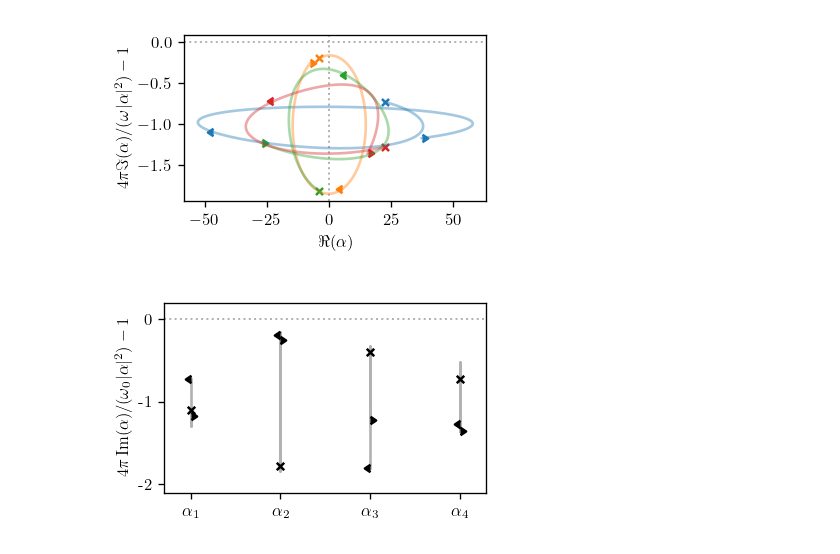
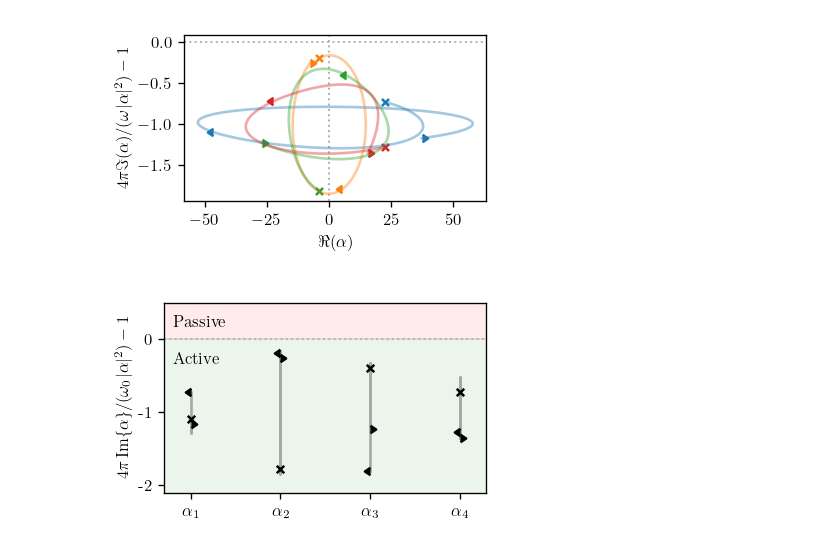
Before and after one commit to mekise/graph-theory-dda, a Jupyter notebook: notebooks/plot_paper.ipynb, the cells around one changed output. Drawn from its saved outputs; the diff is of its cells as text; code cells hidden in the pictures.

Commit message:
Change EP tick in multiplot and colored shade in alpha test

```diff
--- a/notebooks/plot_paper.ipynb
+++ b/notebooks/plot_paper.ipynb
@@ -387,7 +387,7 @@ ax.set_yticks([-8, 0, 8],['-8', '0', '8'])
 # cbar1.remove()
 
 ax = fig.add_subplot(gs[0,2:4])
-ax.set_title('$|\phi(\\bm{x})|/|\phi_\mathrm{s}(\\bm{x})|$', y=1.1, pad=0, fontsize=12)
+ax.set_title('$|\phi(\\bm{x})|/|\phi_\mathrm{s}(\\bm{x})|$', y=1.1, pad=0, fontsize=11)
 ax.axvline(2,ls='--',c='r',lw=1)
 for i in range(scattpos.shape[1]):
     ax.scatter(scattpos[rslice[1], i, 0], scattpos[rslice[1], i, 1], c='k', s=3, zorder=3)
@@ -434,7 +434,6 @@ ax.set_yticks([-8, 0, 8])
 
 ax = fig.add_subplot(gs[1,0:3])
 file = np.load("../data/eigs_n4.npz")
-saveplot = "../data/euclideandistance.pdf"
 rspan = file["rspan"]
 eigvs = file["eigvs"]
 distance = np.zeros(len(rspan))
@@ -443,24 +442,31 @@ for k in range(len(rspan)):
         for j in range(i+1, np.shape(eigvs)[1]):
             distance[k] += la.norm(eigvs[k,:,i]-eigvs[k,:,j])
 ax.axhline(0, c='0.7', ls='dotted', lw=1.2)
-ax.axvline(rspan[int(len(rspan)/2)], c='red', ls='--', lw=1.3)
+# ax.axvline(rspan[int(len(rspan)/2)], c='red', ls='--', lw=1.3)
 ax.plot(rspan, distance, '-', c='C0')
-ax.text(2.001, 2.5, "$r=r_\\mathrm{EP}$", c='red')
+# ax.text(2.001, 2.5, "$r=r_\\mathrm{EP}$", c='red')
 ax.set_xlabel("$k_0r$")
 ax.set_ylabel("$\\rho$")
+ax_t = ax.secondary_xaxis('top')
+ax_t.set_ticks([2], [""])
+ax_t.tick_params(colors=('red'))
+ax.text(0.36, 1.04, "$k_0r_\\mathrm{EP}$", transform=ax.transAxes, c="r")
 
 ax = fig.add_subplot(gs[1,3:6])
 file = np.load("../data/poweroveromega_n4_imagomegashift.npz")
-saveplot = "../data/poweroveromega_n4_imagomegashift.pdf"
 rspan = file["rspan"]
 omegaspan = file["omegaspan"]
 Pout = file["Pout"]
 Pinput = 10
 ax.axhline(0, c='0.7', ls='dotted', lw=1.2)
-ax.plot(rspan, 1e-26*Pout[:, 200]/Pinput, '-', c='C0', label="$\eta=0i$")
-ax.plot(rspan, Pout[:, 250]/Pinput, '--', c='C1', label="$\eta=0.0005i$")
-ax.plot(rspan, Pout[:, 300]/Pinput, '--', c='C2', label="$\eta=0.0010i$")
-ax.plot(rspan, Pout[:, 400]/Pinput, '--', c='C3', label="$\eta=0.0020i$")
+# ax.plot(rspan, 1e-26*Pout[:, 200]/Pinput, '-', c='C0', label="$\eta=0i$")
+# ax.plot(rspan, Pout[:, 250]/Pinput, '--', c='C1', label="$\eta=0.0005i$")
+# ax.plot(rspan, Pout[:, 300]/Pinput, '--', c='C2', label="$\eta=0.0010i$")
+# ax.plot(rspan, Pout[:, 400]/Pinput, '--', c='C3', label="$\eta=0.0020i$")
+ax.plot(rspan, 1e-26*Pout[:, 200]/Pinput, '-', c='C0', label="$\Im{\omega_0}=0$")
+ax.plot(rspan, Pout[:, 250]/Pinput, '--', c='C1', label="$\Im{\omega_0}=5\cdot 10^{-4}$")
+ax.plot(rspan, Pout[:, 300]/Pinput, '--', c='C2', label="$\Im{\omega_0}=1\cdot 10^{-3}$")
+ax.plot(rspan, Pout[:, 400]/Pinput, '--', c='C3', label="$\Im{\omega_0}=2\cdot 10^{-3}$")
 ax.yaxis.set_label_position("right")
 ax.yaxis.tick_right()
 ax.set_xlabel("$k_0r$")
@@ -469,19 +475,19 @@ ax_t = ax.secondary_xaxis('top')
 ax_t.set_ticks([2], [""])
 ax_t.tick_params(colors=('red'))
 ax.text(0.36, 1.04, "$k_0r_\\mathrm{EP}$", transform=ax.transAxes, c="r")
-ax.legend(frameon=False, loc="upper right")
+ax.legend(frameon=False, loc=[0.5, 0.45], fontsize=8)
 
 cax = fig.add_axes([0.91,.468,.012,.269])
 cbar = plt.colorbar(im1, cax=cax, ticks=[0, 4e3, 8e3], format="%.2f", orientation="vertical")
-cbar.set_ticklabels(['0', '4', '8'])
+cbar.set_ticklabels(['0', '4000', '8000'])
 cax.yaxis.set_ticks_position("right")
 
-ax.text(0.89, 2.85, "$\\times10^3$", transform=ax.transAxes)
+# ax.text(0.89, 2.85, "$\\times10^3$", transform=ax.transAxes)
 ax.text(-1.06, 2.93, "(a)", transform=ax.transAxes)
 ax.text(-1.06, 1.1, "(b)", transform=ax.transAxes)
 ax.text(-0.03, 1.1, "(c)", transform=ax.transAxes)
 
 # plt.tight_layout()
-# plt.savefig(savesslot)
+plt.savefig(saveplot)
 plt.show()
 # %% [output]
@@ -543,31 +549,35 @@ plt.show()
 # %%
 file = np.load("../data/alphas.npz")
 saveplot = "../data/alphas.pdf"
 alphas = file["alphas"]
 omegashift = file["omega"]
 
 ineq = 4*np.pi * np.imag(alphas)/np.abs(alphas)**2 - 1
 
 plt.figure(figsize=figsize, dpi=120)
+plt.fill_between(np.linspace(-1,5), 1, 0, color='r', alpha=0.08)
+plt.fill_between(np.linspace(-1,5), 0, -3, color='g', alpha=0.08)
 plt.axhline(0, c='0.7', ls='dotted', lw=1.2)
 colors = ['k','k','k','k']
 for i in range(np.shape(alphas)[1]):
     plt.plot(np.ones(np.shape(alphas)[0])*(i+1), ineq[:,i], c=colors[i], lw=1.6, alpha=0.3)
     plt.scatter(i+1, ineq[0,i], marker=8, s=20, c=colors[i])
     plt.scatter(i+1, ineq[int(len(omegashift)/2),i], marker='x', s=20, c=colors[i]) # negative omega shift
     plt.scatter(i+1, ineq[-1,i], marker=9, s=20, c=colors[i]) # positive omega shift
+plt.text(.8, 0.15, "Passive")
+plt.text(.8, -0.34, "Active")
 # plt.xlabel("$\\alpha$'s index")
-plt.ylabel("$4\\pi\\Im(\\alpha)/(\\omega_0|\\alpha|^2) - 1$")
+plt.ylabel("$4\\pi\\Im{\\alpha}/(\\omega_0|\\alpha|^2) - 1$")
 plt.xlim([0.7, 4.3])
-plt.ylim([-2.1, 0.2])
+plt.ylim([-2.1, 0.5])
 plt.xticks([1,2,3,4], ["$\\alpha_1$", "$\\alpha_2$", "$\\alpha_3$", "$\\alpha_4$"])
 plt.yticks([-2,-1,0], ["-2", "-1", "0"])
 # plt.legend(frameon=False, loc="upper right")
 plt.tight_layout()
 plt.savefig(saveplot)
 plt.show()
 # %% [output]
-[figure, old version]
+[figure, new version]
 # %%
 file = np.load("../data/alphas.npz")
 saveplot = "../data/alphas.gif"
```
Also changed, not shown: parts of 1 cell of this notebook.
